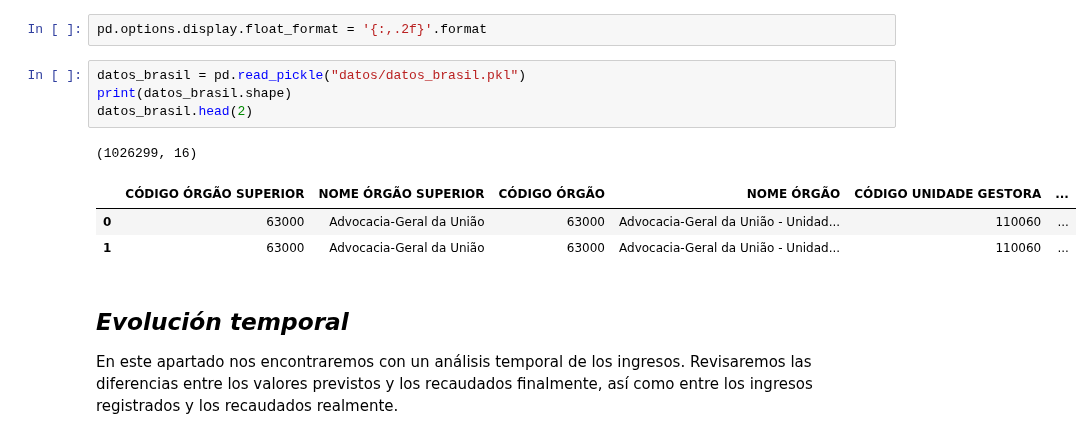
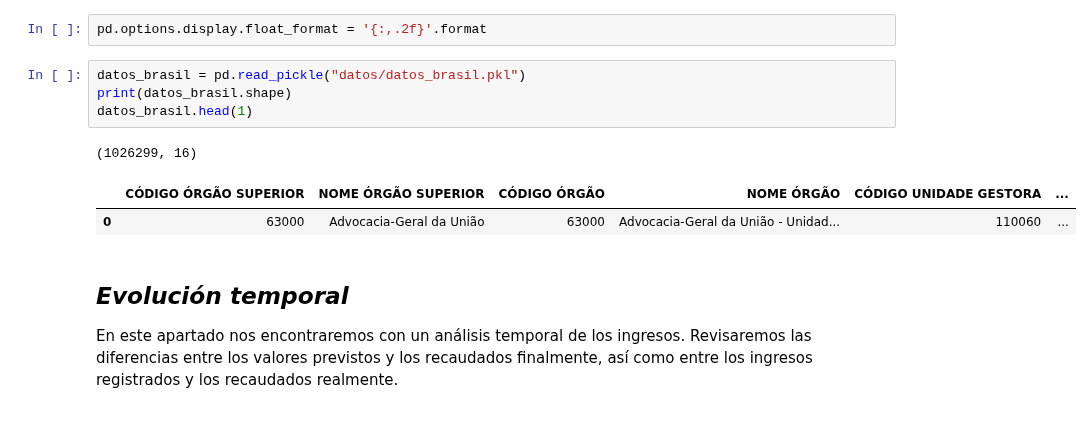
Before and after one commit to Gabijc/Proyecto2-Insights-Brasil, a Jupyter notebook: Análisis_categorías.ipynb, the cells around one changed output. Saved outputs shown, nothing was run; the diff lists cells and outputs as text.

```diff
--- a/Análisis_categorías.ipynb
+++ b/Análisis_categorías.ipynb
@@ -22,12 +22,11 @@ pd.options.display.float_format = '{:,.2f}'.format
 # %%
 datos_brasil = pd.read_pickle("datos/datos_brasil.pkl")
 print(datos_brasil.shape)
-datos_brasil.head(2)
+datos_brasil.head(1)
 # %% [output]
 (1026299, 16)
 |  | CÓDIGO ÓRGÃO SUPERIOR | NOME ÓRGÃO SUPERIOR | CÓDIGO ÓRGÃO | NOME ÓRGÃO | CÓDIGO UNIDADE GESTORA | ... |
 | 0 | 63000 | Advocacia-Geral da União | 63000 | Advocacia-Geral da União - Unidad... | 110060 | ... |
-| 1 | 63000 | Advocacia-Geral da União | 63000 | Advocacia-Geral da União - Unidad... | 110060 | ... |
 # %% [markdown]
 ## *Evolución temporal*
 
```
Also changed, not shown: parts of 5 cells of this notebook.
